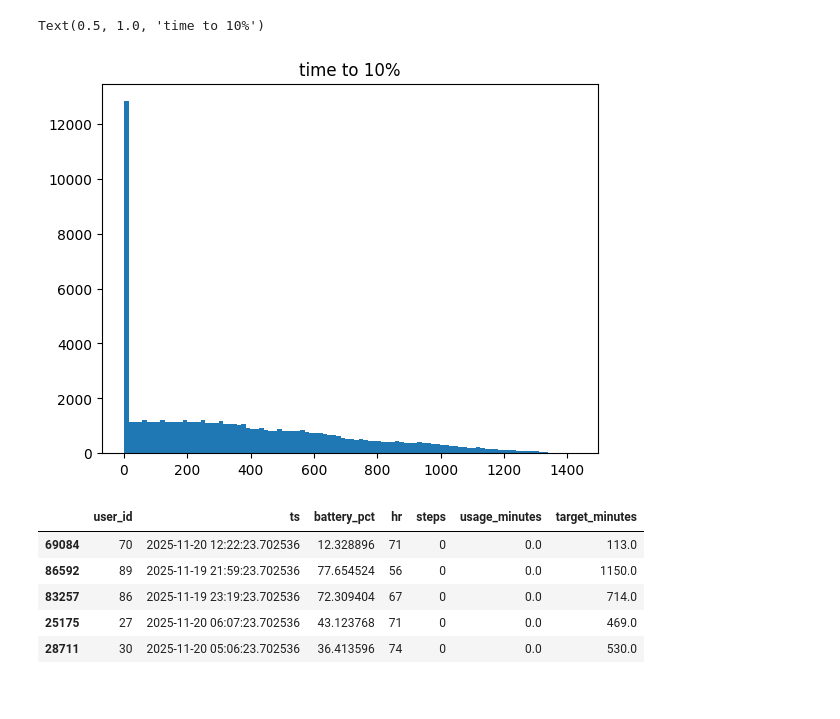
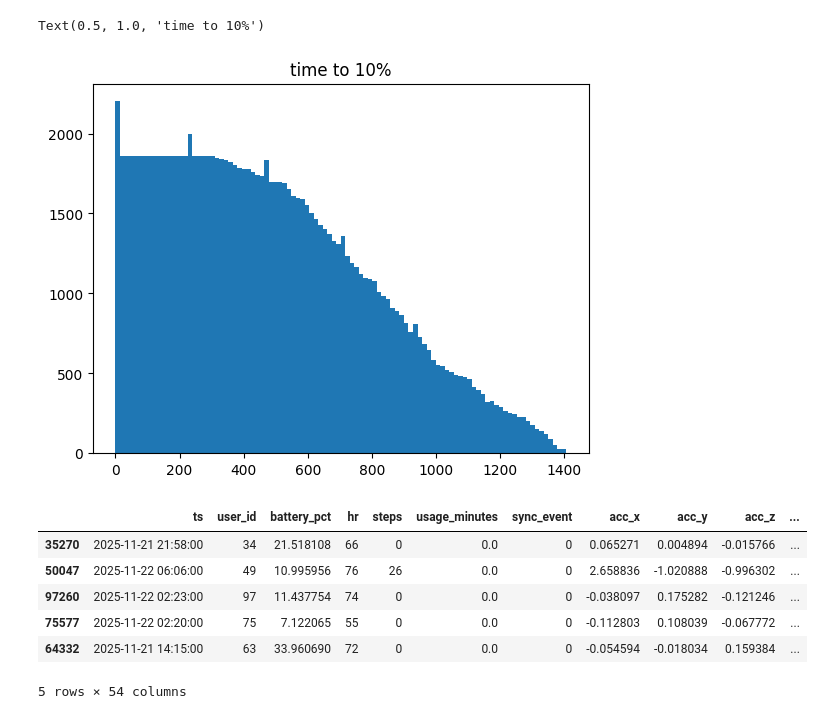
Before and after one commit to joelrivas/battery_predictor, a Jupyter notebook: notebooks/eda.ipynb, the cells around one changed output. Drawn from its saved outputs; the diff is of its cells as text; code cells hidden in the pictures.

Commit message:
update feature engineering

```diff
--- a/notebooks/eda.ipynb
+++ b/notebooks/eda.ipynb
@@ -73,0 +64,9 @@ df.head()
+# %%
+from src.features.featurize import FeatureEngineer
+
+df_feats = pd.read_parquet("../data/sample_events.parquet")
+
+fe = FeatureEngineer(battery_threshold=0.10, resample="1min")
+df_feats = fe.featurize(df_feats)
+
+df_feats.head(11)
@@ -74,17 +87,17 @@ df.head()
 # %%
-df['target_minutes'].dropna().describe()
-plt.hist(df['target_minutes'].dropna(), bins=100); plt.title("time to 10%")
+df_feats['target_minutes'].dropna().describe()
+plt.hist(df_feats['target_minutes'].dropna(), bins=100); plt.title("time to 10%")
 # %% [output]
 Text(0.5, 1.0, 'time to 10%')
-[figure, old version]
+[figure, new version]
 # %%
-# take rows with non-null target, show example rows with features
-ex = df[df['target_minutes'].notna()].sample(10)
-ex[['user_id','ts','battery_pct','hr','steps','usage_minutes','target_minutes']].head()
+# take rows with non-null target
+df_feats[df_feats['target_minutes'].notna()].sample(5).head()
 # %% [output]
-|  | user_id | ts | battery_pct | hr | steps | usage_minutes | target_minutes |
-| 69084 | 70 | 2025-11-20 12:22:23.702536 | 12.328896 | 71 | 0 | 0.0 | 113.0 |
-| 86592 | 89 | 2025-11-19 21:59:23.702536 | 77.654524 | 56 | 0 | 0.0 | 1150.0 |
-| 83257 | 86 | 2025-11-19 23:19:23.702536 | 72.309404 | 67 | 0 | 0.0 | 714.0 |
-| 25175 | 27 | 2025-11-20 06:07:23.702536 | 43.123768 | 71 | 0 | 0.0 | 469.0 |
-| 28711 | 30 | 2025-11-20 05:06:23.702536 | 36.413596 | 74 | 0 | 0.0 | 530.0 |
+|  | ts | user_id | battery_pct | hr | steps | usage_minutes | sync_event | acc_x | acc_y | acc_z | ... |
+| 35270 | 2025-11-21 21:58:00 | 34 | 21.518108 | 66 | 0 | 0.0 | 0 | 0.065271 | 0.004894 | -0.015766 | ... |
+| 50047 | 2025-11-22 06:06:00 | 49 | 10.995956 | 76 | 26 | 0.0 | 0 | 2.658836 | -1.020888 | -0.996302 | ... |
+| 97260 | 2025-11-22 02:23:00 | 97 | 11.437754 | 74 | 0 | 0.0 | 0 | -0.038097 | 0.175282 | -0.121246 | ... |
+| 75577 | 2025-11-22 02:20:00 | 75 | 7.122065 | 55 | 0 | 0.0 | 0 | -0.112803 | 0.108039 | -0.067772 | ... |
+| 64332 | 2025-11-21 14:15:00 | 63 | 33.960690 | 72 | 0 | 0.0 | 0 | -0.054594 | -0.018034 | 0.159384 | ... |
+5 rows × 54 columns
```
Also changed, not shown: parts of 12 cells of this notebook, 5 other files.
